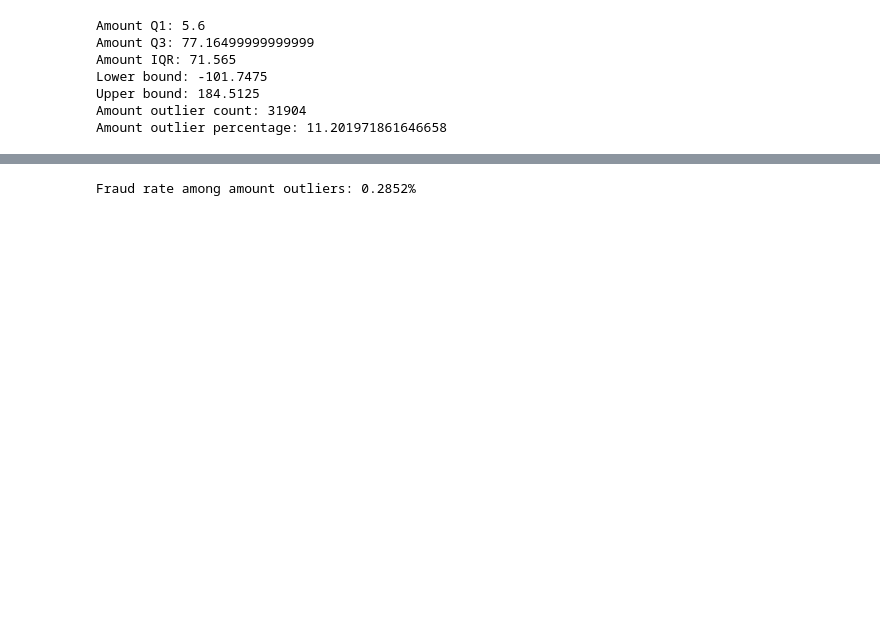
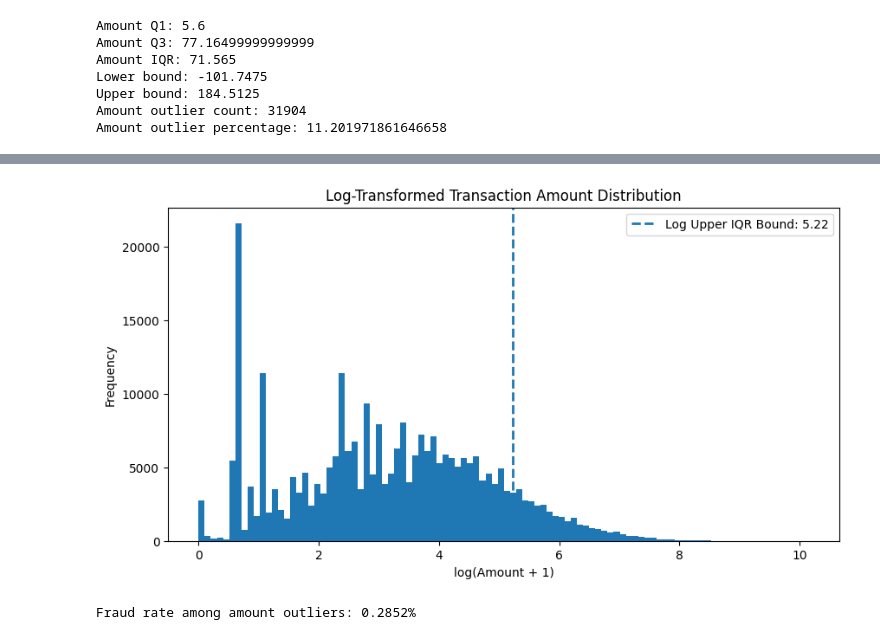
Before and after one commit to parviza9999/Credit-Card-Fraud-Detection-, a Jupyter notebook: notebooks/01_complete_eda_credit_card_fraud.ipynb, the cells around one changed output, grey strips where cells are left out. Drawn from its saved outputs; the diff is of its cells as text; code cells hidden in the pictures; blank space fills up the shorter version.

```diff
--- a/notebooks/01_complete_eda_credit_card_fraud.ipynb
+++ b/notebooks/01_complete_eda_credit_card_fraud.ipynb
@@ -378,3 +449,19 @@ Amount outlier percentage: 11.201971861646658
+# %%
+# Log-transformed amount distribution with outliers identified
+
+df["Log_Amount"] = np.log1p(df["Amount"])
+log_upper_bound = np.log1p(upper_bound)
+
+plt.figure(figsize=(10, 5))
+plt.hist(df["Log_Amount"], bins=100)
+plt.axvline(log_upper_bound, linestyle="--", linewidth=2, label=f"Log Upper IQR Bound: {log_upper_bound:.2f}")
+plt.title("Log-Transformed Transaction Amount Distribution")
+plt.xlabel("log(Amount + 1)")
+plt.ylabel("Frequency")
+plt.legend()
+plt.show()
+# %% [output]
+[figure, added]
 # %%
 amount_outlier_fraud_rate = amount_outliers["Class"].mean() * 100
 
```
Also changed, not shown: parts of 29 cells of this notebook.
